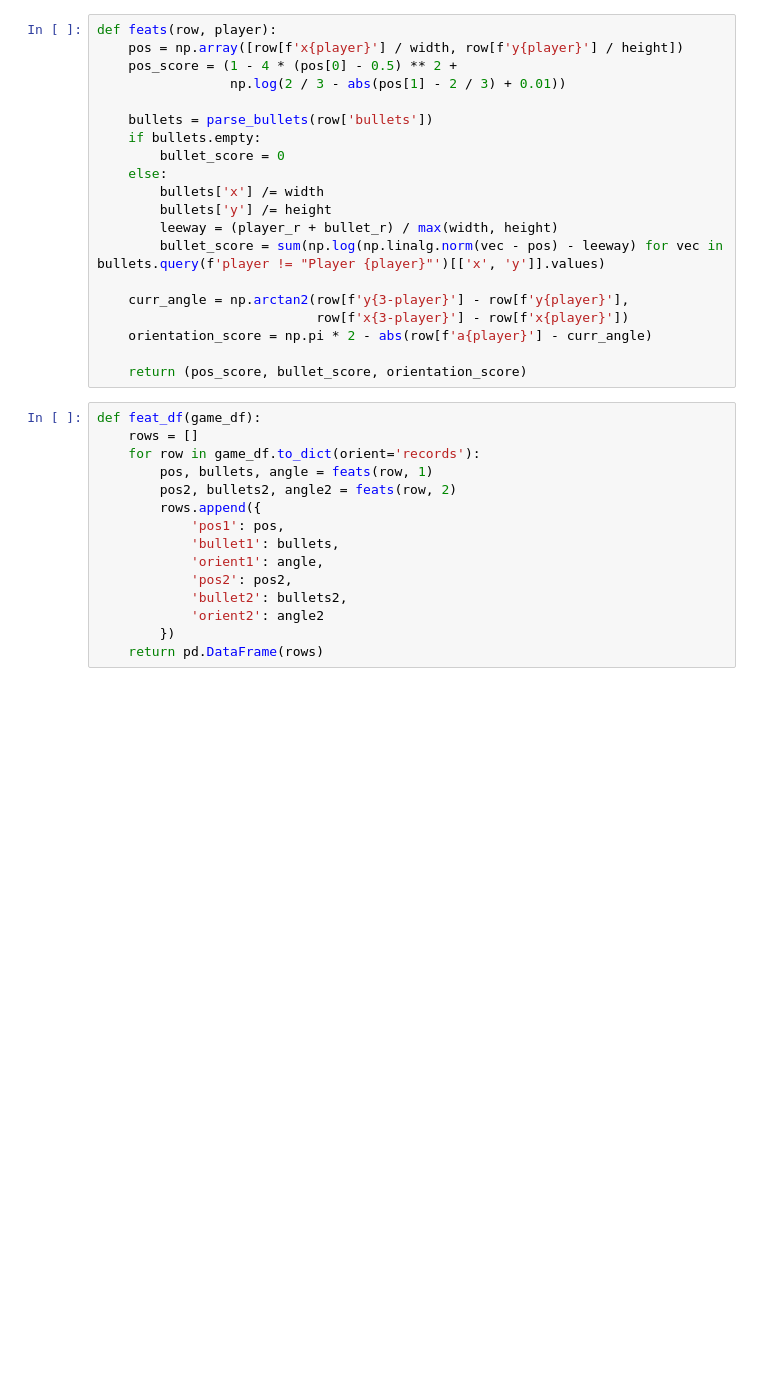
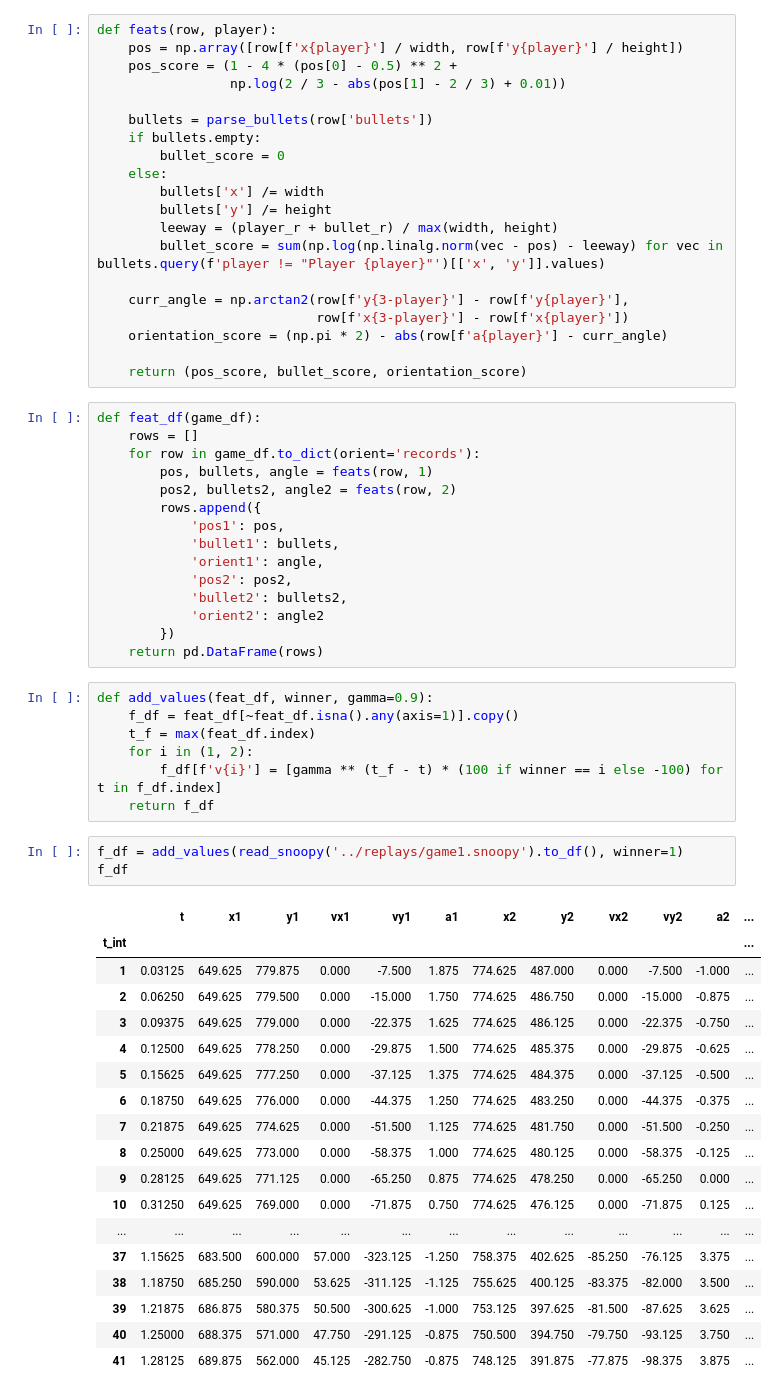
Before and after one commit to snoopy-team/snoopy-server, a Jupyter notebook: tools/q-learning.ipynb, the cells around one changed output. Cells and saved outputs as stored; diff of their text form; blank space fills up the shorter version.

```diff
--- a/tools/q-learning.ipynb
+++ b/tools/q-learning.ipynb
@@ -23,7 +23,7 @@ def feats(row, player):
 
     curr_angle = np.arctan2(row[f'y{3-player}'] - row[f'y{player}'],
                             row[f'x{3-player}'] - row[f'x{player}'])
-    orientation_score = np.pi * 2 - abs(row[f'a{player}'] - curr_angle)
+    orientation_score = (np.pi * 2) - abs(row[f'a{player}'] - curr_angle)
 
     return (pos_score, bullet_score, orientation_score)
 # %%
@@ -41,6 +41,35 @@ def feat_df(game_df):
             'orient2': angle2
         })
     return pd.DataFrame(rows)
+# %%
+def add_values(feat_df, winner, gamma=0.9):
+    f_df = feat_df[~feat_df.isna().any(axis=1)].copy()
+    t_f = max(feat_df.index)
+    for i in (1, 2):
+        f_df[f'v{i}'] = [gamma ** (t_f - t) * (100 if winner == i else -100) for t in f_df.index]
+    return f_df
+# %%
+f_df = add_values(read_snoopy('../replays/game1.snoopy').to_df(), winner=1)
+f_df
+# %% [output]
+|  | t | x1 | y1 | vx1 | vy1 | a1 | x2 | y2 | vx2 | vy2 | a2 | ... |
+| t_int |  |  |  |  |  |  |  |  |  |  |  | ... |
+| 1 | 0.03125 | 649.625 | 779.875 | 0.000 | -7.500 | 1.875 | 774.625 | 487.000 | 0.000 | -7.500 | -1.000 | ... |
+| 2 | 0.06250 | 649.625 | 779.500 | 0.000 | -15.000 | 1.750 | 774.625 | 486.750 | 0.000 | -15.000 | -0.875 | ... |
+| 3 | 0.09375 | 649.625 | 779.000 | 0.000 | -22.375 | 1.625 | 774.625 | 486.125 | 0.000 | -22.375 | -0.750 | ... |
+| 4 | 0.12500 | 649.625 | 778.250 | 0.000 | -29.875 | 1.500 | 774.625 | 485.375 | 0.000 | -29.875 | -0.625 | ... |
+| 5 | 0.15625 | 649.625 | 777.250 | 0.000 | -37.125 | 1.375 | 774.625 | 484.375 | 0.000 | -37.125 | -0.500 | ... |
+| 6 | 0.18750 | 649.625 | 776.000 | 0.000 | -44.375 | 1.250 | 774.625 | 483.250 | 0.000 | -44.375 | -0.375 | ... |
+| 7 | 0.21875 | 649.625 | 774.625 | 0.000 | -51.500 | 1.125 | 774.625 | 481.750 | 0.000 | -51.500 | -0.250 | ... |
+| 8 | 0.25000 | 649.625 | 773.000 | 0.000 | -58.375 | 1.000 | 774.625 | 480.125 | 0.000 | -58.375 | -0.125 | ... |
+| 9 | 0.28125 | 649.625 | 771.125 | 0.000 | -65.250 | 0.875 | 774.625 | 478.250 | 0.000 | -65.250 | 0.000 | ... |
+| 10 | 0.31250 | 649.625 | 769.000 | 0.000 | -71.875 | 0.750 | 774.625 | 476.125 | 0.000 | -71.875 | 0.125 | ... |
+| ... | ... | ... | ... | ... | ... | ... | ... | ... | ... | ... | ... | ... |
+| 37 | 1.15625 | 683.500 | 600.000 | 57.000 | -323.125 | -1.250 | 758.375 | 402.625 | -85.250 | -76.125 | 3.375 | ... |
+| 38 | 1.18750 | 685.250 | 590.000 | 53.625 | -311.125 | -1.125 | 755.625 | 400.125 | -83.375 | -82.000 | 3.500 | ... |
+| 39 | 1.21875 | 686.875 | 580.375 | 50.500 | -300.625 | -1.000 | 753.125 | 397.625 | -81.500 | -87.625 | 3.625 | ... |
+| 40 | 1.25000 | 688.375 | 571.000 | 47.750 | -291.125 | -0.875 | 750.500 | 394.750 | -79.750 | -93.125 | 3.750 | ... |
+| 41 | 1.28125 | 689.875 | 562.000 | 45.125 | -282.750 | -0.875 | 748.125 | 391.875 | -77.875 | -98.375 | 3.875 | ... |
 # %%
 class QLearner:
     def __init__(self, pos=0.0, bullets=0.0, angle=0.0, courage=1.0):
```
Also changed, not shown: parts of 6 cells of this notebook, 4 other files.
